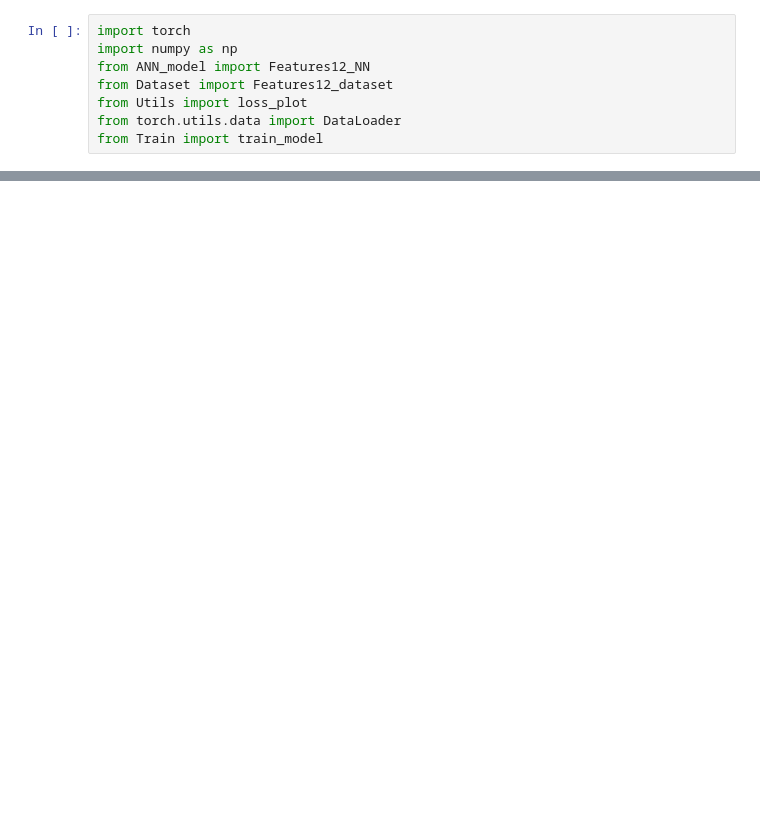
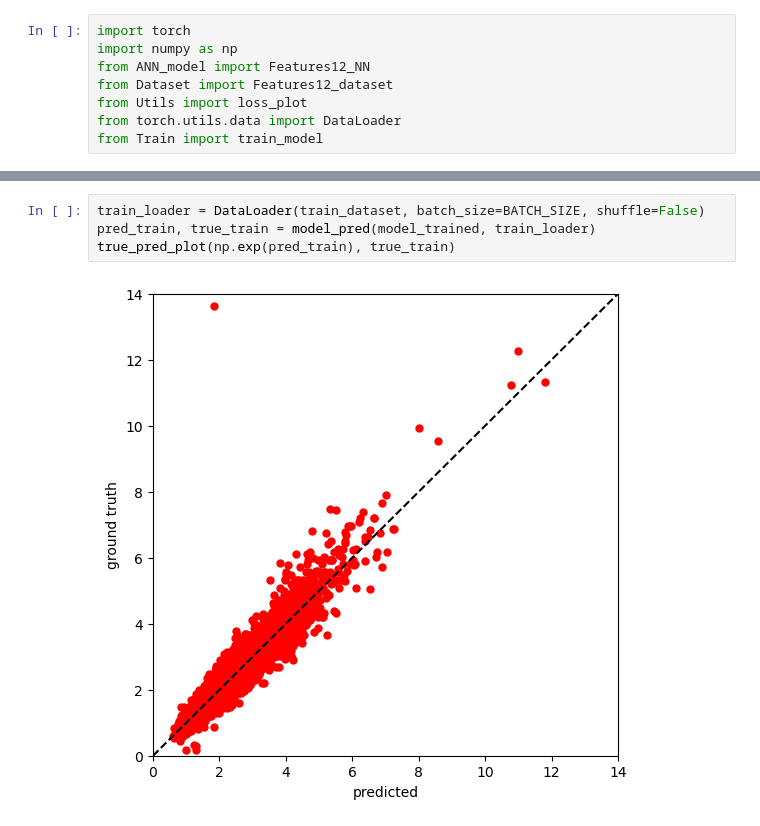
Before and after one commit to kpliao1206/Real_estate_value, a Jupyter notebook: Features12_training.ipynb, the cells around one changed output, grey strips where cells are left out. Saved outputs shown, nothing was run; the diff lists cells and outputs as text; blank space fills up the shorter version.

```diff
--- a/Features12_training.ipynb
+++ b/Features12_training.ipynb
@@ -44,0 +58,6 @@ loss_plot(trainloss, testloss)
+# %%
+train_loader = DataLoader(train_dataset, batch_size=BATCH_SIZE, shuffle=False)
+pred_train, true_train = model_pred(model_trained, train_loader)
+true_pred_plot(np.exp(pred_train), true_train)
+# %% [output]
+[figure, added]
```
Also changed, not shown: parts of 5 cells of this notebook, 12 other files.
